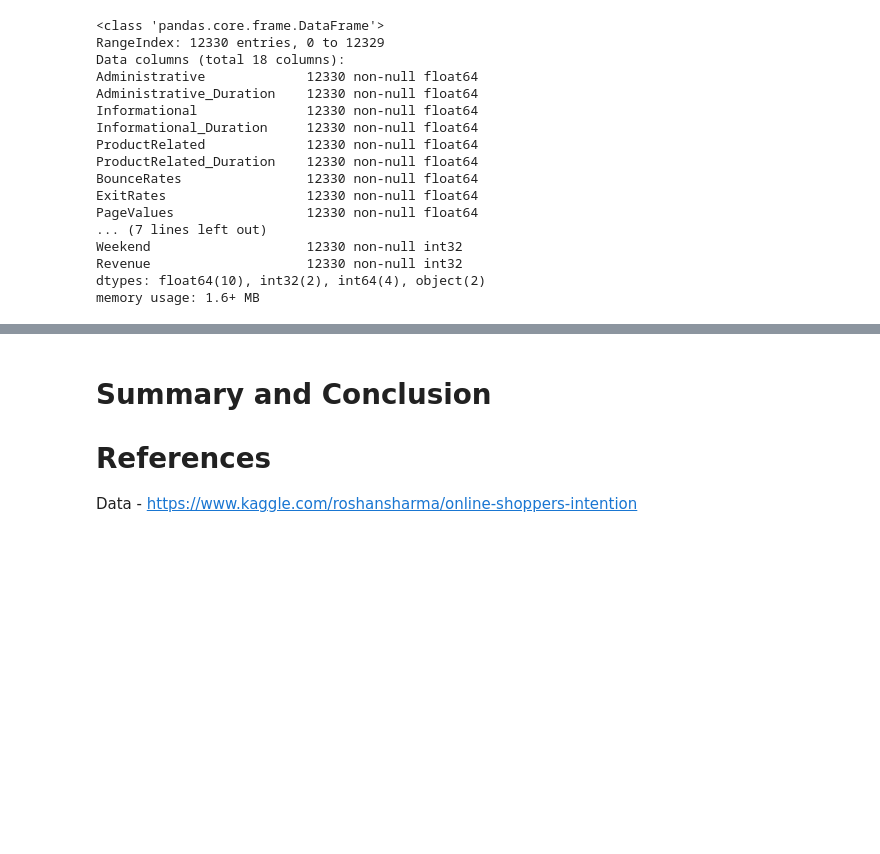
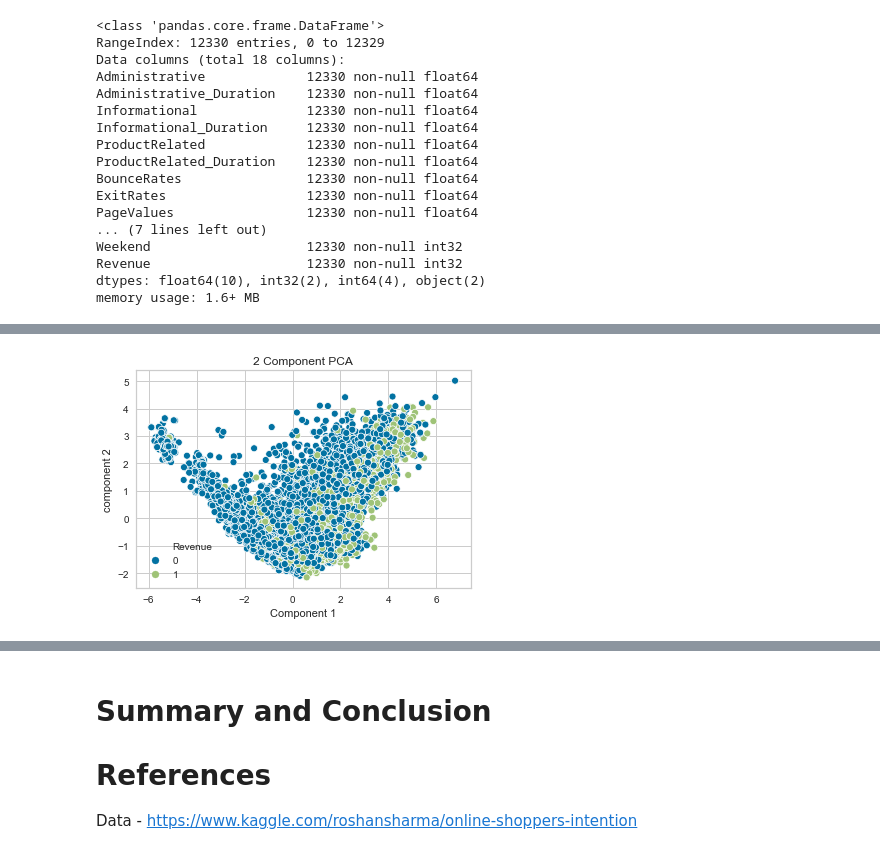
Before and after one commit to andrewab981/Thinkful, a Jupyter notebook: Unsupervised Learning Capstone/Unsupervised Learning Capstone.ipynb, the cells around one changed output, grey strips where cells are left out. Saved outputs shown, nothing was run; the diff lists cells and outputs as text; code cells hidden in the pictures; blank space fills up the shorter version.

```diff
--- a/Unsupervised Learning Capstone/Unsupervised Learning Capstone.ipynb
+++ b/Unsupervised Learning Capstone/Unsupervised Learning Capstone.ipynb
@@ -345,0 +384,28 @@ plt.show()
+# %%
+# Transpose X
+Xt = X.T
+Cx = np.cov(Xt)
+
+# Calculate the eigenvalues and eigenvectors
+eig_val, eig_vec = np.linalg.eig(Cx)
+
+# Return number of components above 1
+components = 0
+for x in eig_val:
+    if x > 1:
+        components += 1
+
+print('Number of Components: {}'.format(components))
+
+# All components above 1 selected for PCA
+sklearn_pca = PCA(n_components=components)
+X_pca = sklearn_pca.fit_transform(X)
+
+# Print the percentage for each component
+print(
+    'The percentage of total variance in the dataset explained by the total',
+    'components from Sklearn PCA.\n',
+    sklearn_pca.explained_variance_ratio_.sum())
+
+pca_df = pd.DataFrame(data=X_pca)
+pca_df.head()
@@ -345,0 +422,3 @@ plt.show()
+# %%
+final_df = pd.concat([pca_df, df['Revenue']], axis=1)
+final_df.head()
@@ -345,0 +432,10 @@ plt.show()
+# %%
+pal = sns.color_palette('bright', clusters)
+sns.scatterplot(x=final_df[0], y=final_df[1], hue=final_df['Revenue'])
+plt.xlabel('Component 1')
+plt.ylabel('component 2')
+plt.title('2 Component PCA')
+
+plt.show()
+# %% [output]
+[figure, added]
```
Also changed, not shown: parts of 12 cells of this notebook.
